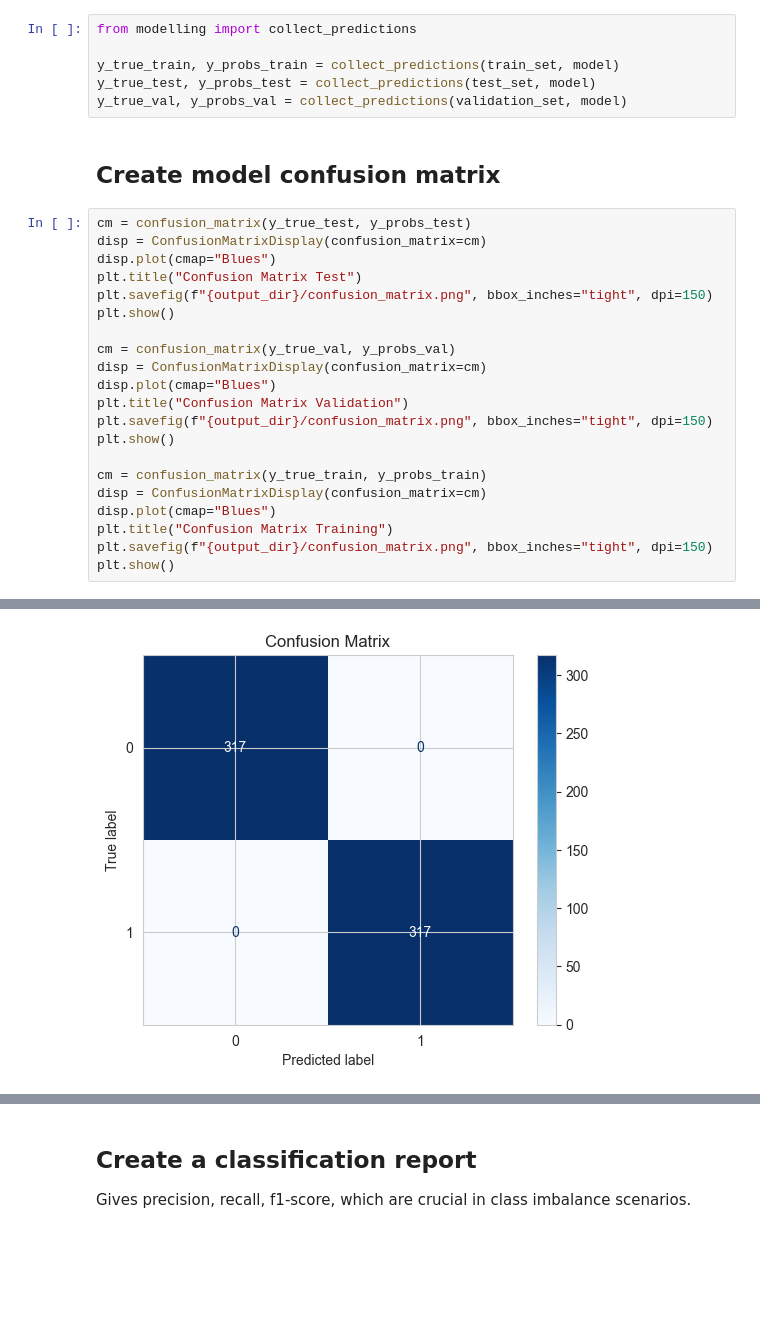
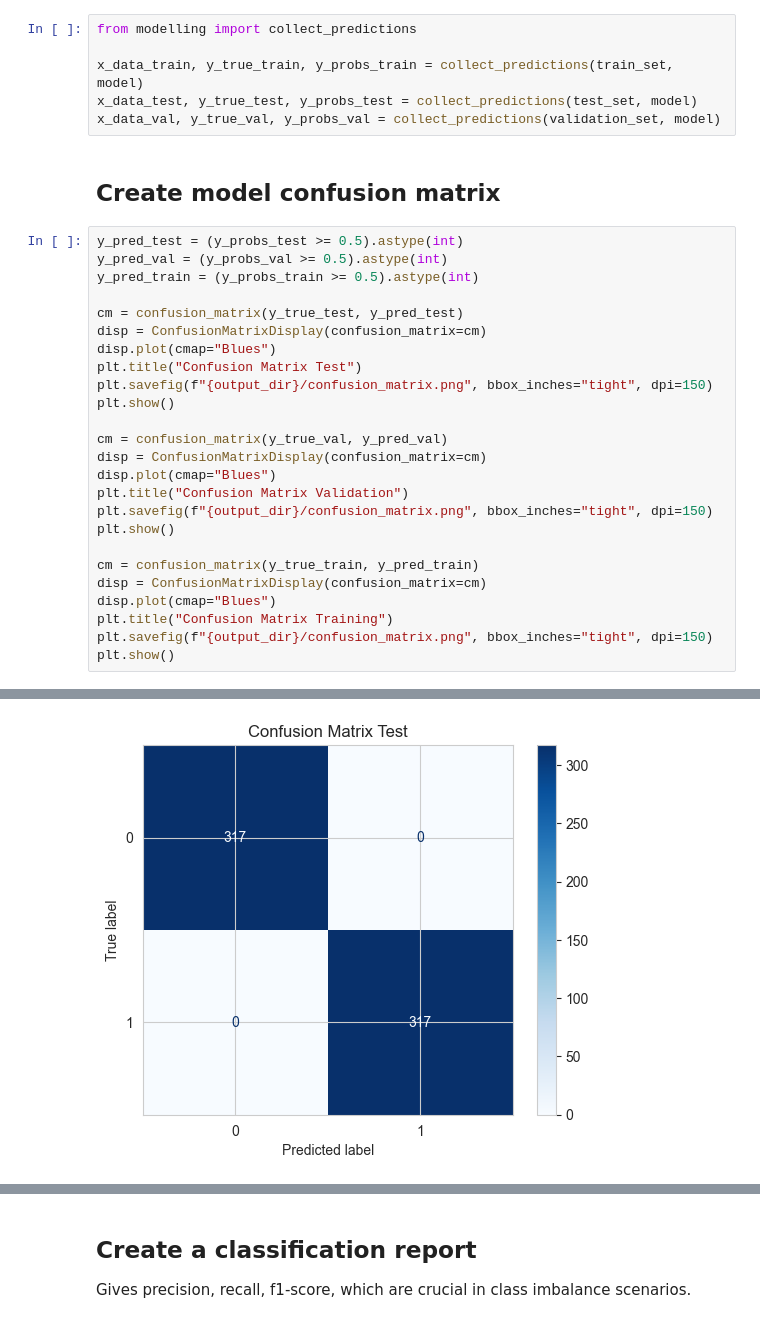
Before and after one commit to N4v1ds0n/PP5-predictive_analysis, a Jupyter notebook: jupyter_notebooks/03_modelling_and_evaluation.ipynb, the cells around one changed output, grey strips where cells are left out. Cells and saved outputs as stored; diff of their text form; blank space fills up the shorter version.

Commit message:
Add visual evaluation to 3rd notebook, still missing full docu

```diff
--- a/jupyter_notebooks/03_modelling_and_evaluation.ipynb
+++ b/jupyter_notebooks/03_modelling_and_evaluation.ipynb
@@ -410,27 +410,31 @@ First we are collecting predictions from the models on all three splits to visua
 # %%
 from modelling import collect_predictions
 
-y_true_train, y_probs_train = collect_predictions(train_set, model)
-y_true_test, y_probs_test = collect_predictions(test_set, model)
-y_true_val, y_probs_val = collect_predictions(validation_set, model)
+x_data_train, y_true_train, y_probs_train = collect_predictions(train_set, model)
+x_data_test, y_true_test, y_probs_test = collect_predictions(test_set, model)
+x_data_val, y_true_val, y_probs_val = collect_predictions(validation_set, model)
 # %% [markdown]
 ## Create model confusion matrix
 # %%
-cm = confusion_matrix(y_true_test, y_probs_test)
+y_pred_test = (y_probs_test >= 0.5).astype(int)
+y_pred_val = (y_probs_val >= 0.5).astype(int)
+y_pred_train = (y_probs_train >= 0.5).astype(int)
+
+cm = confusion_matrix(y_true_test, y_pred_test)
 disp = ConfusionMatrixDisplay(confusion_matrix=cm)
 disp.plot(cmap="Blues")
 plt.title("Confusion Matrix Test")
 plt.savefig(f"{output_dir}/confusion_matrix.png", bbox_inches="tight", dpi=150)
 plt.show()
 
-cm = confusion_matrix(y_true_val, y_probs_val)
+cm = confusion_matrix(y_true_val, y_pred_val)
 disp = ConfusionMatrixDisplay(confusion_matrix=cm)
 disp.plot(cmap="Blues")
 plt.title("Confusion Matrix Validation")
 plt.savefig(f"{output_dir}/confusion_matrix.png", bbox_inches="tight", dpi=150)
 plt.show()
 
-cm = confusion_matrix(y_true_train, y_probs_train)
+cm = confusion_matrix(y_true_train, y_pred_train)
 disp = ConfusionMatrixDisplay(confusion_matrix=cm)
 disp.plot(cmap="Blues")
 plt.title("Confusion Matrix Training")
@@ -441 +444 @@ plt.show()
-[figure, old version]
+[figure, new version]
```
Also changed, not shown: parts of 12 cells of this notebook.
